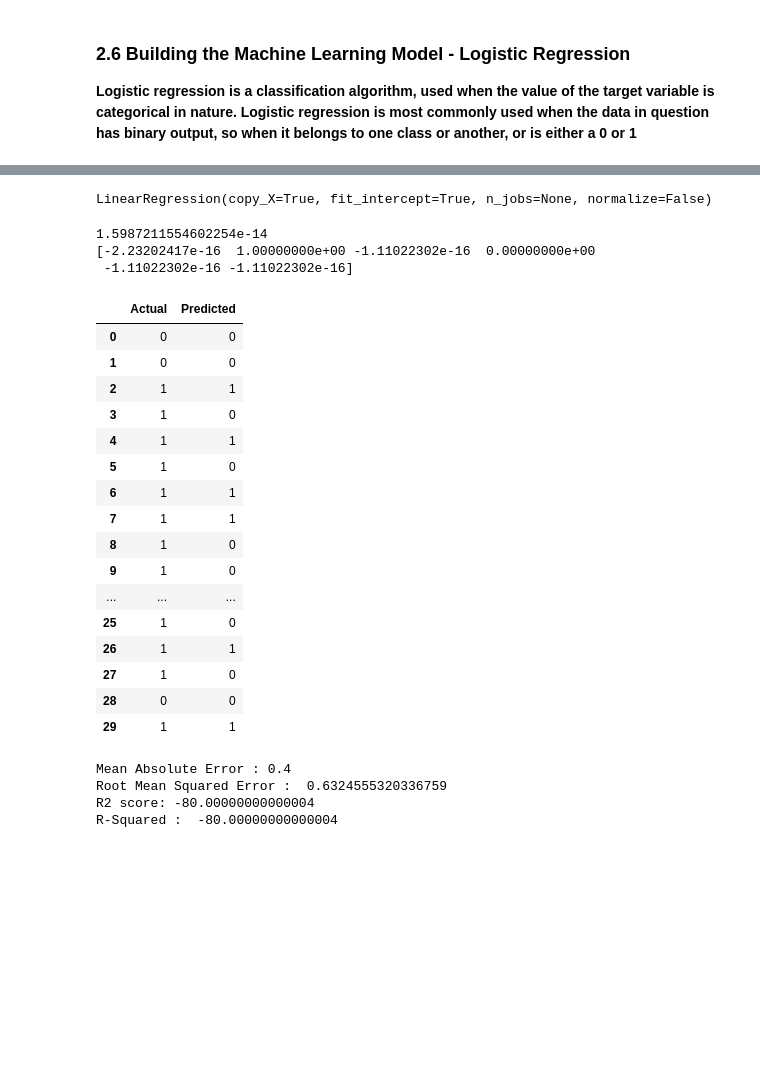
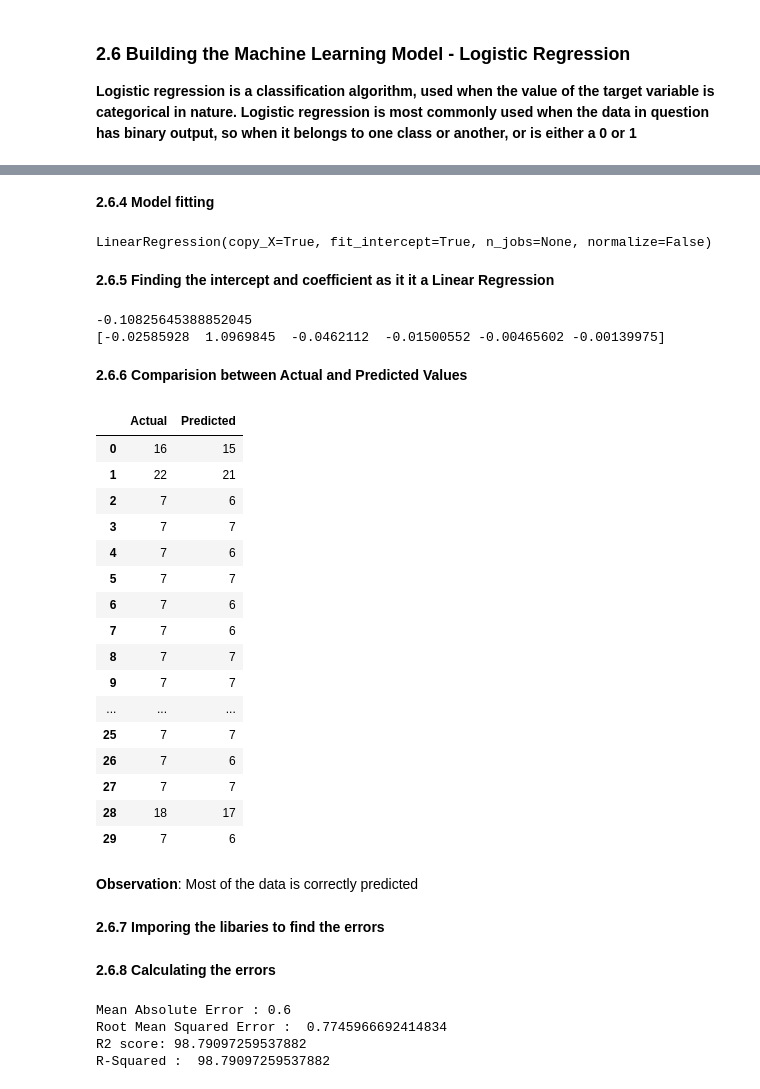
Before and after one commit to AKHIL-882/Fish-Disease-Prevention-and-Detection-using-Machine-Learning, a Jupyter notebook: Fish Disease Prevention and Detection using Machine Learning.ipynb, the cells around one changed output, grey strips where cells are left out. Saved outputs shown, nothing was run; the diff lists cells and outputs as text; code cells hidden in the pictures; blank space fills up the shorter version.

```diff
--- a/Fish Disease Prevention and Detection using Machine Learning.ipynb
+++ b/Fish Disease Prevention and Detection using Machine Learning.ipynb
@@ -242,46 +234,57 @@ x_train,x_test,y_train,y_test = train_test_split(x,y,test_size = 0.3, random_sta
 # %%
 from sklearn.linear_model import LinearRegression
 model = LinearRegression()
+# %% [markdown]
+**2.6.4 Model fitting**
 # %%
-model.fit(X_train,y_train)
+model.fit(x_train,y_train)
 # %% [output]
 LinearRegression(copy_X=True, fit_intercept=True, n_jobs=None, normalize=False)
+# %% [markdown]
+**2.6.5 Finding the intercept and coefficient as it it a Linear Regression**
 # %%
 
 print(model.intercept_)
 print(model.coef_)
 # %% [output]
-1.5987211554602254e-14
-[-2.23202417e-16  1.00000000e+00 -1.11022302e-16  0.00000000e+00
- -1.11022302e-16 -1.11022302e-16]
+-0.10825645388852045
+[-0.02585928  1.0969845  -0.0462112  -0.01500552 -0.00465602 -0.00139975]
+# %% [markdown]
+**2.6.6 Comparision between Actual and Predicted Values**
 # %%
 
-y_pred = model.predict(X_test)
+y_pred = model.predict(x_test)
 y_pred = y_pred.astype('int')
 df = pd.DataFrame({'Actual': y_test, 'Predicted': y_pred})
 df
 # %% [output]
 |  | Actual | Predicted |
-| 0 | 0 | 0 |
-| 1 | 0 | 0 |
-| 2 | 1 | 1 |
-| 3 | 1 | 0 |
-| 4 | 1 | 1 |
-| 5 | 1 | 0 |
-| 6 | 1 | 1 |
-| 7 | 1 | 1 |
-| 8 | 1 | 0 |
-| 9 | 1 | 0 |
+| 0 | 16 | 15 |
+| 1 | 22 | 21 |
+| 2 | 7 | 6 |
+| 3 | 7 | 7 |
+| 4 | 7 | 6 |
+| 5 | 7 | 7 |
+| 6 | 7 | 6 |
+| 7 | 7 | 6 |
+| 8 | 7 | 7 |
+| 9 | 7 | 7 |
 | ... | ... | ... |
-| 25 | 1 | 0 |
-| 26 | 1 | 1 |
-| 27 | 1 | 0 |
-| 28 | 0 | 0 |
-| 29 | 1 | 1 |
+| 25 | 7 | 7 |
+| 26 | 7 | 6 |
+| 27 | 7 | 7 |
+| 28 | 18 | 17 |
+| 29 | 7 | 6 |
+# %% [markdown]
+**Observation**: Most of the data is correctly predicted
+# %% [markdown]
+**2.6.7 Imporing the libaries to find the errors**
 # %%
 from sklearn import metrics
 from sklearn.metrics import mean_squared_error,mean_absolute_error
 from sklearn.metrics import r2_score
+# %% [markdown]
+**2.6.8 Calculating the errors**
 # %%
 
 print("Mean Absolute Error :",metrics.mean_absolute_error(y_test,y_pred))
@@ -290,7 +293,7 @@ print("R2 score:",metrics.r2_score(y_test,y_pred) *100)
 r_squared = r2_score(y_test, y_pred)
 print('R-Squared : ',r_squared *100)
 # %% [output]
-Mean Absolute Error : 0.4
-Root Mean Squared Error :  0.6324555320336759
-R2 score: -80.00000000000004
-R-Squared :  -80.00000000000004
+Mean Absolute Error : 0.6
+Root Mean Squared Error :  0.7745966692414834
+R2 score: 98.79097259537882
+R-Squared :  98.79097259537882
```
Also changed, not shown: parts of 16 cells of this notebook.
